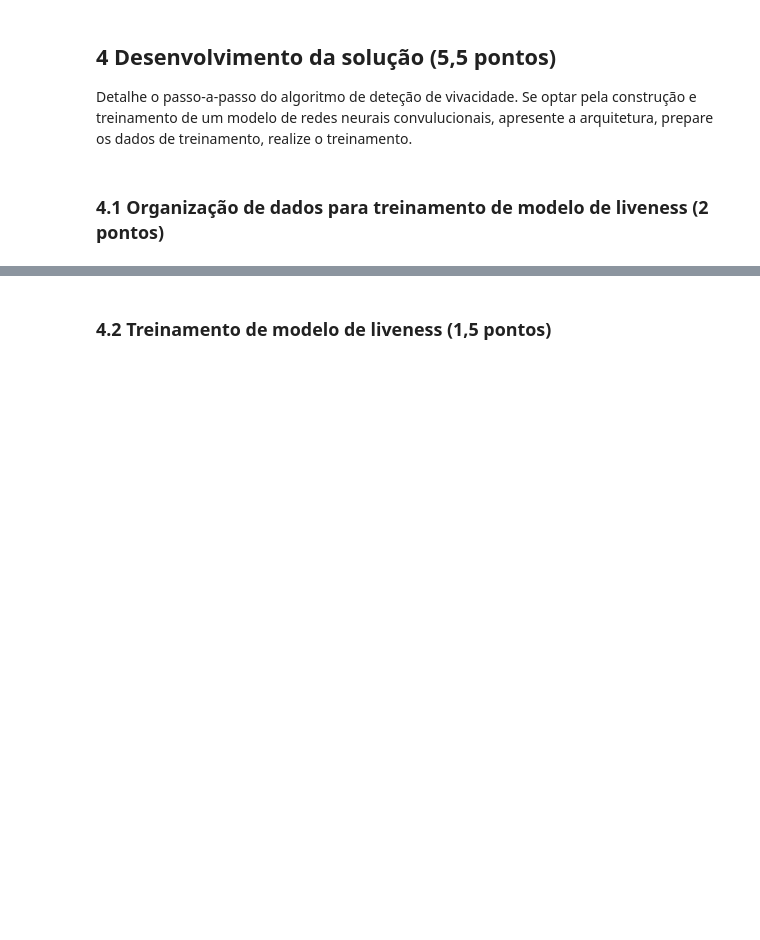
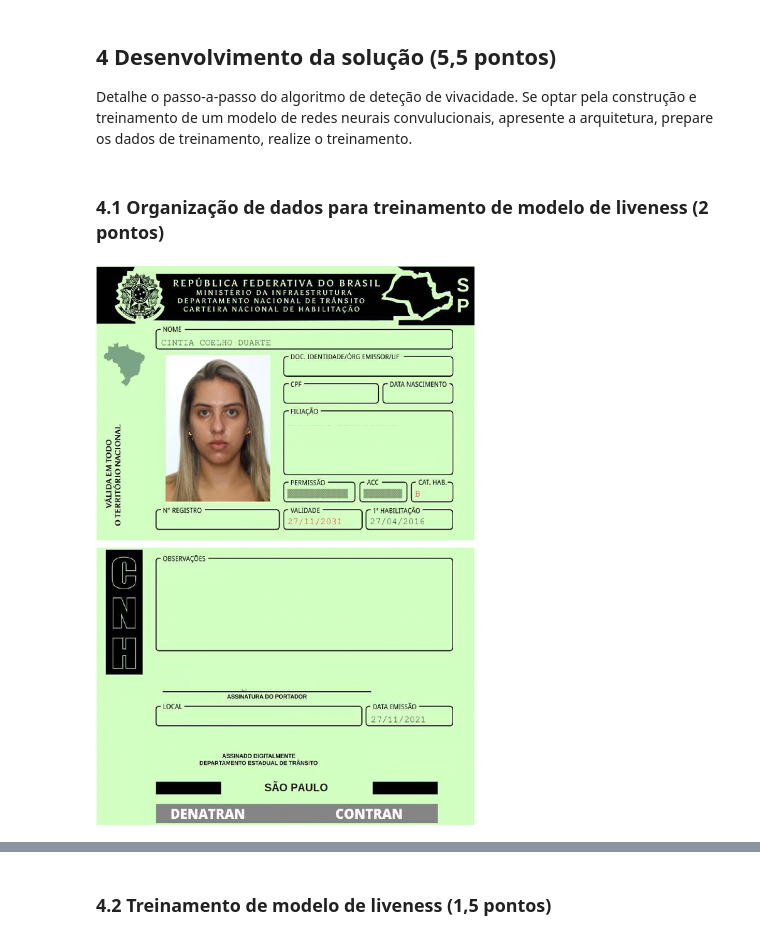
Before and after one commit to lfcomparoni/face_recognition_liveness_detection, a Jupyter notebook: notebooks/deteccao_liveness_notebook.ipynb, the cells around one changed output, grey strips where cells are left out. Cells and saved outputs as stored; diff of their text form; code cells hidden in the pictures; blank space fills up the shorter version.

```diff
--- a/notebooks/deteccao_liveness_notebook.ipynb
+++ b/notebooks/deteccao_liveness_notebook.ipynb
@@ -80,0 +79,32 @@ Se optar pela construção e treinamento de um modelo de redes neurais convuluci
+# %%
+import boto3
+from PIL import Image
+import io
+from IPython.display import display
+
+ACCESS_ID = "AKIAW3MEB5ENVMUXZPF6"
+ACCESS_KEY = "AvAtJD9URqJRPo4xwIvuH+DP7EoTKm9KXA2FWOJN"
+region = "us-east-1"
+
+
+bucket_name = 'fiap-documents-image'
+file_key = 'cnh_image/CNH_cintia.png'
+
+# Abrindo a sessão
+session = boto3.Session(aws_access_key_id=ACCESS_ID, aws_secret_access_key=ACCESS_KEY)
+
+# Criando o cliente para o S3
+s3_client = session.client("s3", region_name=region)
+
+# Obtendo o objeto do S3
+obj = s3_client.get_object(Bucket=bucket_name, Key=file_key)
+
+# Aqui está a parte corrigida
+file_content = io.BytesIO(obj['Body'].read())
+
+# Agora, abrindo a imagem com PIL usando o buffer em memória
+image = Image.open(file_content)
+# image.show()
+display(image)
+# %% [output]
+[figure, added]
```
Also changed, not shown: parts of 3 cells of this notebook, 5 other files.
